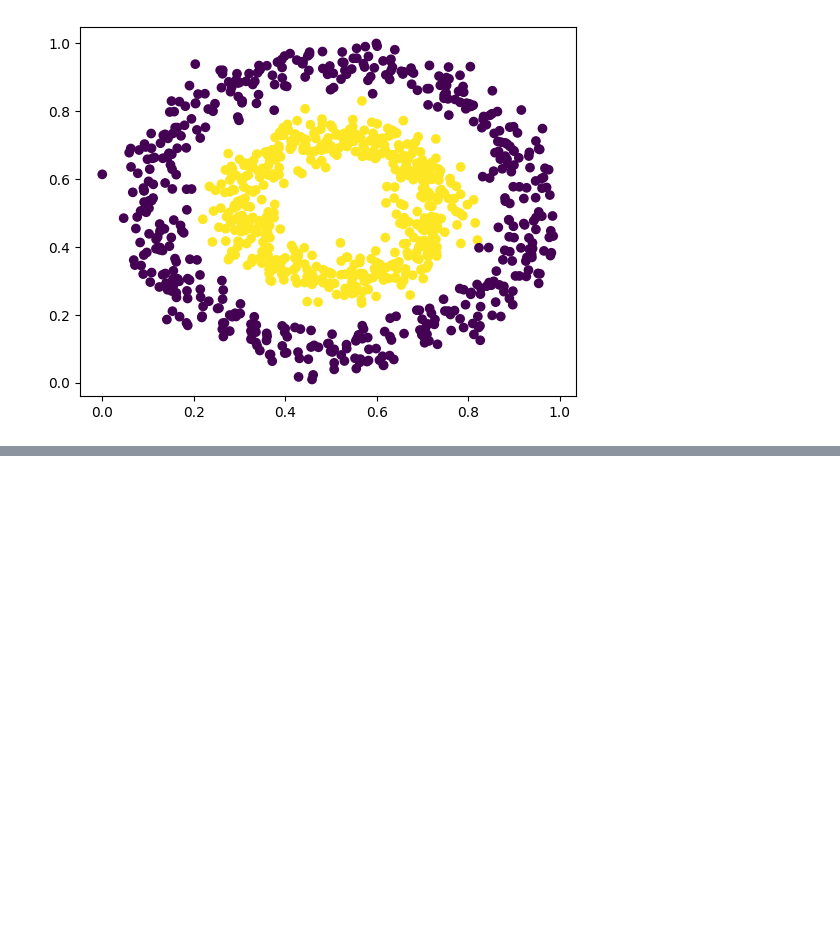
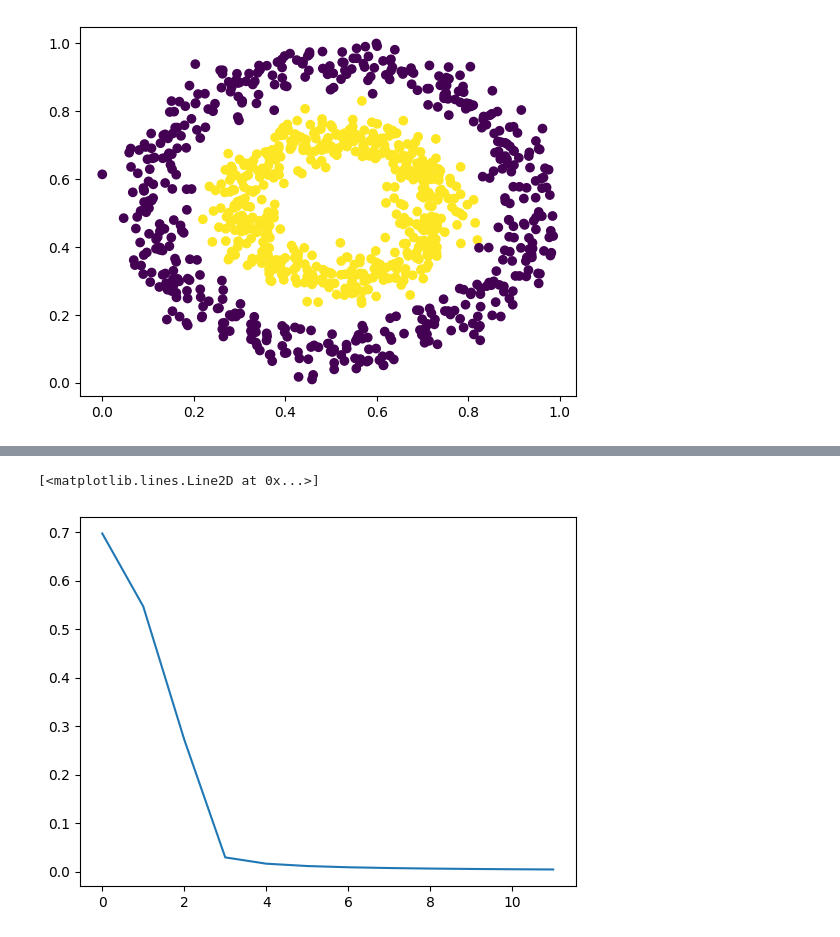
Before and after one commit to mathemaia/studies, a Jupyter notebook: Python/MachineLearning/SupervisedLearning/Pytorch/pointId.ipynb, the cells around one changed output, grey strips where cells are left out. Cells and saved outputs as stored; diff of their text form; code cells hidden in the pictures; blank space fills up the shorter version.

```diff
--- a/Python/MachineLearning/SupervisedLearning/Pytorch/pointId.ipynb
+++ b/Python/MachineLearning/SupervisedLearning/Pytorch/pointId.ipynb
@@ -92,3 +94,8 @@ Epoch: 900   |   Loss: 0.69312
+# %%
+plt.plot(ls)
+# %% [output]
+[<matplotlib.lines.Line2D at 0x...>]
+[figure, added]
 # %%
 # Ploting the decision boundary of the model
 plt.figure(figsize=(12, 6))
```
Also changed, not shown: parts of 3 cells of this notebook.
